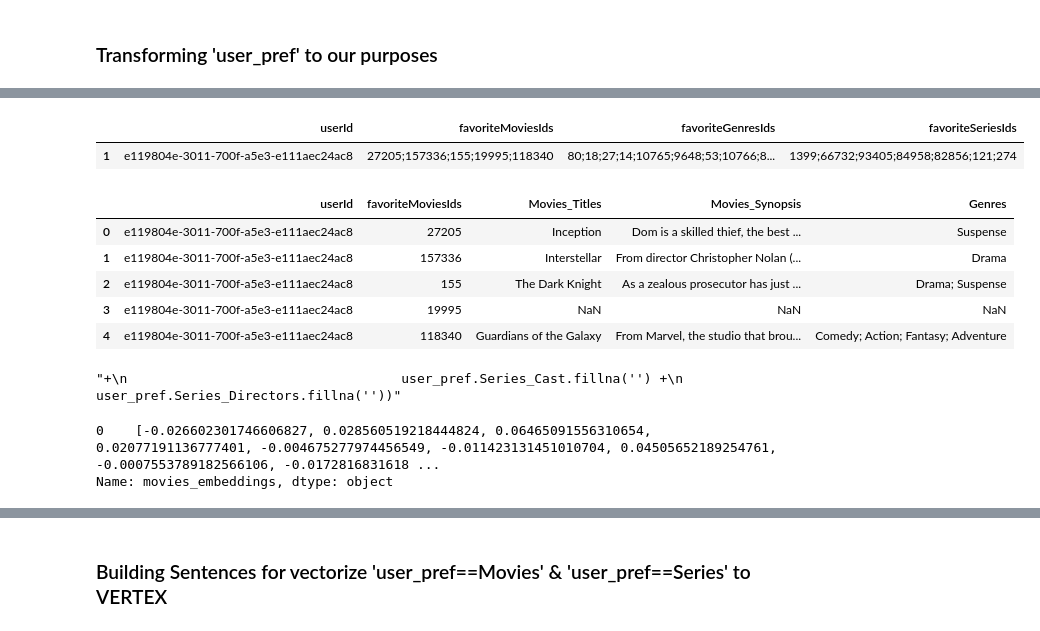
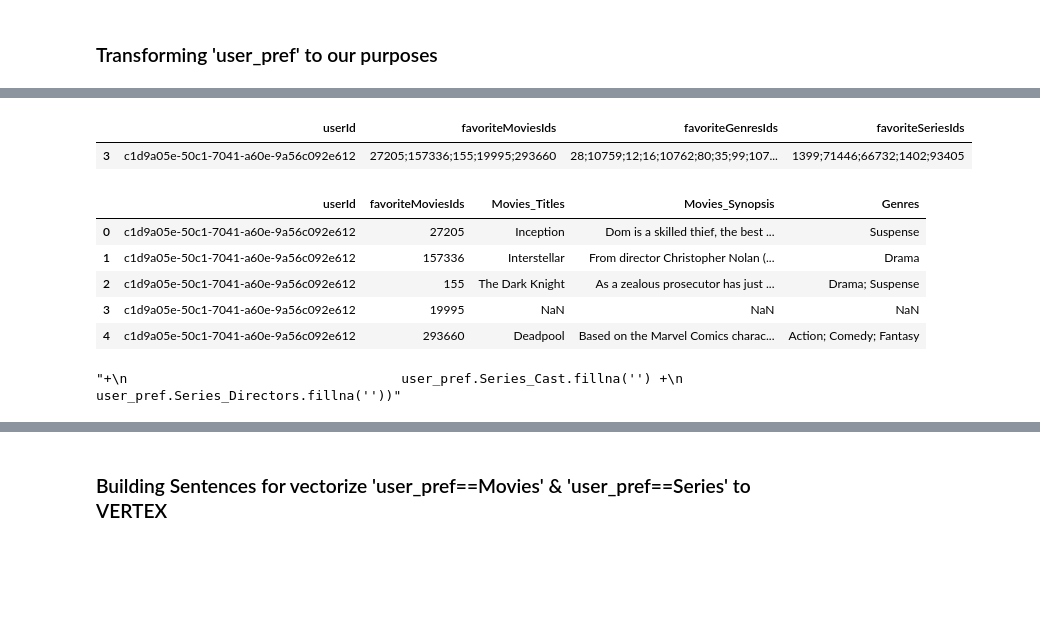
Before and after one commit to BubboApp/bubbo-data, a Jupyter notebook: recommendation-engine-alpha/from_user_pref_to_embedds.ipynb, the cells around one changed output, grey strips where cells are left out. Drawn from its saved outputs; the diff is of its cells as text; code cells hidden in the pictures; blank space fills up the shorter version.

```diff
--- a/recommendation-engine-alpha/from_user_pref_to_embedds.ipynb
+++ b/recommendation-engine-alpha/from_user_pref_to_embedds.ipynb
@@ -148,9 +153,9 @@ user_pref.head()
 # %%
-user_updating_preferences = user_pref[user_pref['userId']== 'e119804e-3011-700f-a5e3-e111aec24ac8'].head()
+user_updating_preferences = user_pref[user_pref['userId']== 'c1d9a05e-50c1-7041-a60e-9a56c092e612'].head()
 user_updating_preferences
 # %% [output]
 |  | userId | favoriteMoviesIds | favoriteGenresIds | favoriteSeriesIds |
-| 1 | e119804e-3011-700f-a5e3-e111aec24ac8 | 27205;157336;155;19995;118340 | 80;18;27;14;10765;9648;53;10766;8... | 1399;66732;93405;84958;82856;121;274 |
+| 3 | c1d9a05e-50c1-7041-a60e-9a56c092e612 | 27205;157336;155;19995;293660 | 28;10759;12;16;10762;80;35;99;107... | 1399;71446;66732;1402;93405 |
 # %%
 # convertir los valores en listas para expandirlos con explode
 user_updating_preferences['favoriteGenresIds'] = user_updating_preferences['favoriteGenresIds'].apply(lambda x: x.split(';'))
@@ -200,11 +205,11 @@ user_fav_series.rename(columns={'CleanTitle':'Series_Titles', 'Synopsis':'Series
 user_fav_movies
 # %% [output]
 |  | userId | favoriteMoviesIds | Movies_Titles | Movies_Synopsis | Genres |
-| 0 | e119804e-3011-700f-a5e3-e111aec24ac8 | 27205 | Inception | Dom is a skilled thief, the best ... | Suspense |
-| 1 | e119804e-3011-700f-a5e3-e111aec24ac8 | 157336 | Interstellar | From director Christopher Nolan (... | Drama |
-| 2 | e119804e-3011-700f-a5e3-e111aec24ac8 | 155 | The Dark Knight | As a zealous prosecutor has just ... | Drama; Suspense |
-| 3 | e119804e-3011-700f-a5e3-e111aec24ac8 | 19995 | NaN | NaN | NaN |
-| 4 | e119804e-3011-700f-a5e3-e111aec24ac8 | 118340 | Guardians of the Galaxy | From Marvel, the studio that brou... | Comedy; Action; Fantasy; Adventure |
+| 0 | c1d9a05e-50c1-7041-a60e-9a56c092e612 | 27205 | Inception | Dom is a skilled thief, the best ... | Suspense |
+| 1 | c1d9a05e-50c1-7041-a60e-9a56c092e612 | 157336 | Interstellar | From director Christopher Nolan (... | Drama |
+| 2 | c1d9a05e-50c1-7041-a60e-9a56c092e612 | 155 | The Dark Knight | As a zealous prosecutor has just ... | Drama; Suspense |
+| 3 | c1d9a05e-50c1-7041-a60e-9a56c092e612 | 19995 | NaN | NaN | NaN |
+| 4 | c1d9a05e-50c1-7041-a60e-9a56c092e612 | 293660 | Deadpool | Based on the Marvel Comics charac... | Action; Comedy; Fantasy |
 # %%
 # Sentences we want to be embedded from user_preferences MOVIES
 user_fav_movies['movies_sentences_to_embed'] = (user_fav_movies.Movies_Titles.fillna('') + ' ' +
@@ -225,11 +230,6 @@ user_fav_series['series_sentences_to_embed'] = (user_fav_series.Series_Titles.fi
 "+\n                                   user_pref.Series_Cast.fillna('') +\n                                   user_pref.Series_Directors.fillna(''))"
 # %%
 pd.set_option('display.max_colwidth', None)
-# %%
-print(user_fav_movies['movies_embeddings'][:1])
-# %% [output]
-0    [-0.026602301746606827, 0.028560519218444824, 0.06465091556310654, 0.02077191136777401, -0.004675277974456549, -0.011423131451010704, 0.04505652189254761, -0.0007553789182566106, -0.0172816831618 ...
-Name: movies_embeddings, dtype: object
 # %%
 user_fav_series
 # %% [output]
```
Also changed, not shown: parts of 5 cells of this notebook, 2 other files.
